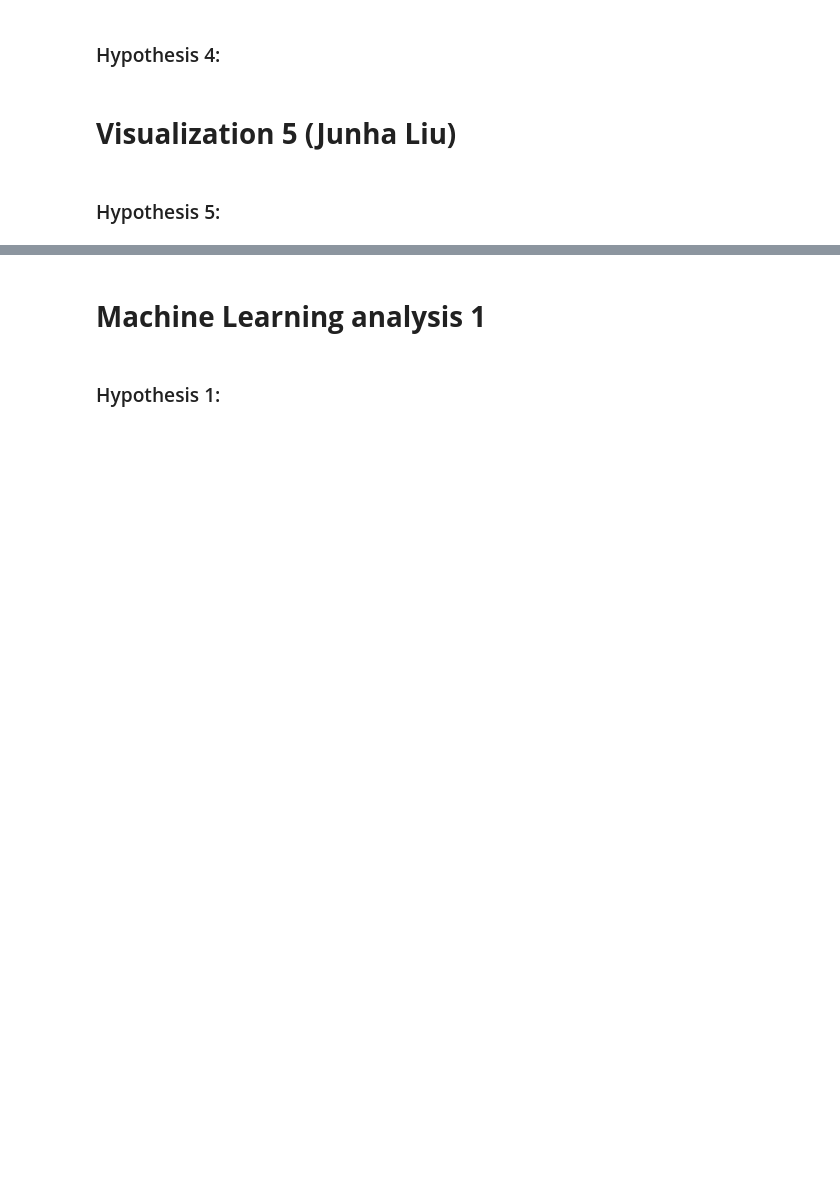
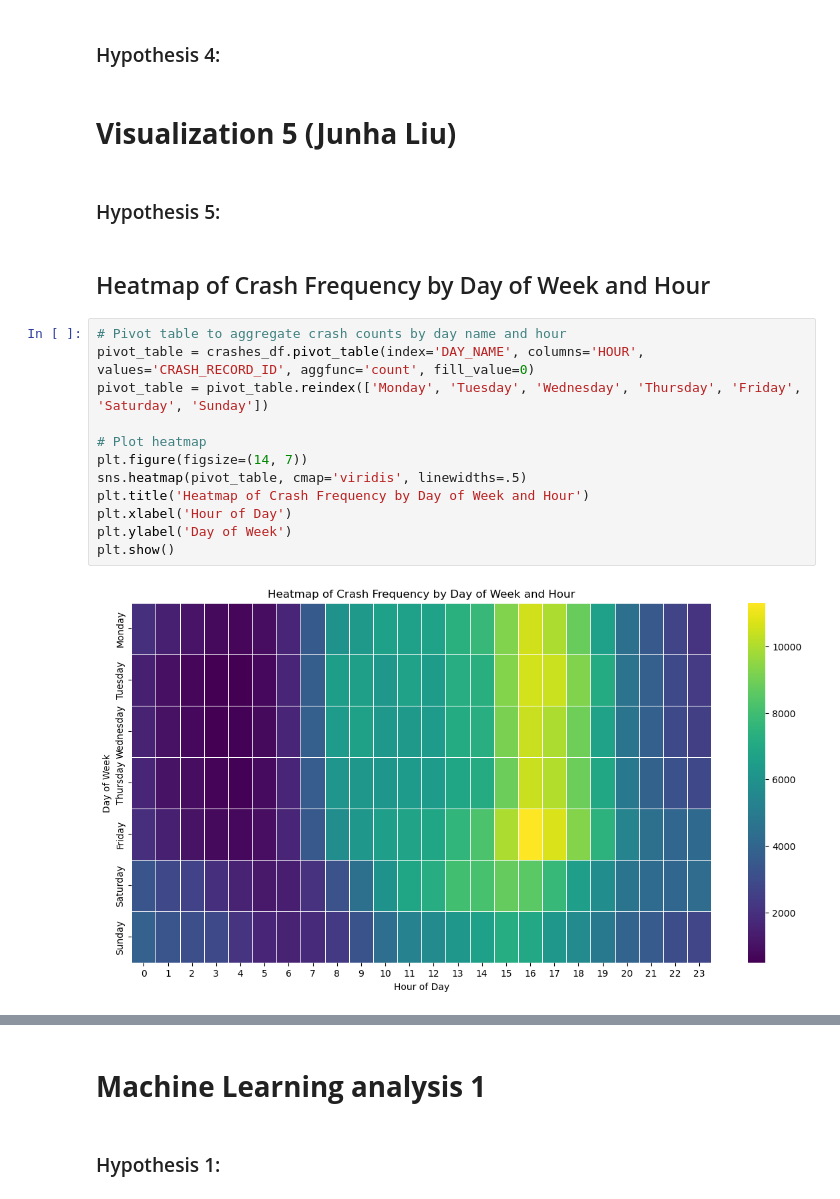
Before and after one commit to jweis4/CS-418-Traffic-Accidents-Analysis-Project, a Jupyter notebook: src/CS-418-Group-16.ipynb, the cells around one changed output, grey strips where cells are left out. Drawn from its saved outputs; the diff is of its cells as text; blank space fills up the shorter version.

```diff
--- a/src/CS-418-Group-16.ipynb
+++ b/src/CS-418-Group-16.ipynb
@@ -335,3 +429,19 @@ According to my analysis, the ‘CLEAR’ condition is not the least dangerous c
 # **Visualization 5 (Junha Liu)**
 # %% [markdown]
 ### Hypothesis 5:
+# %% [markdown]
+## Heatmap of Crash Frequency by Day of Week and Hour
+# %%
+# Pivot table to aggregate crash counts by day name and hour
+pivot_table = crashes_df.pivot_table(index='DAY_NAME', columns='HOUR', values='CRASH_RECORD_ID', aggfunc='count', fill_value=0)
+pivot_table = pivot_table.reindex(['Monday', 'Tuesday', 'Wednesday', 'Thursday', 'Friday', 'Saturday', 'Sunday'])
+
+# Plot heatmap
+plt.figure(figsize=(14, 7))
+sns.heatmap(pivot_table, cmap='viridis', linewidths=.5)
+plt.title('Heatmap of Crash Frequency by Day of Week and Hour')
+plt.xlabel('Hour of Day')
+plt.ylabel('Day of Week')
+plt.show()
+# %% [output]
+[figure, added]
```
Also changed, not shown: parts of 15 cells of this notebook.
